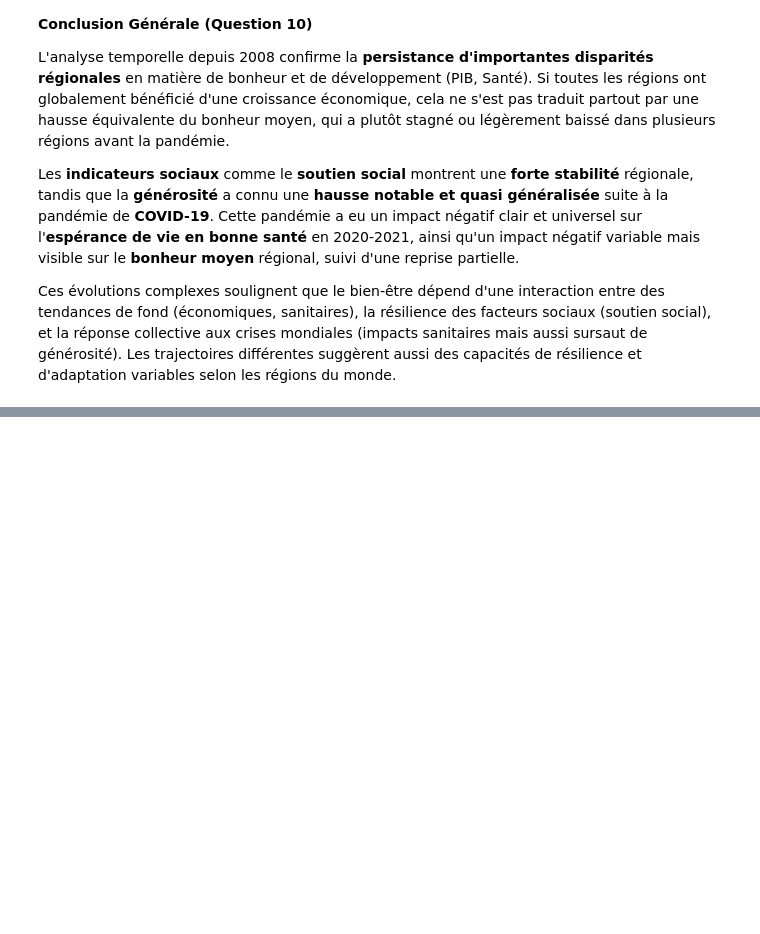
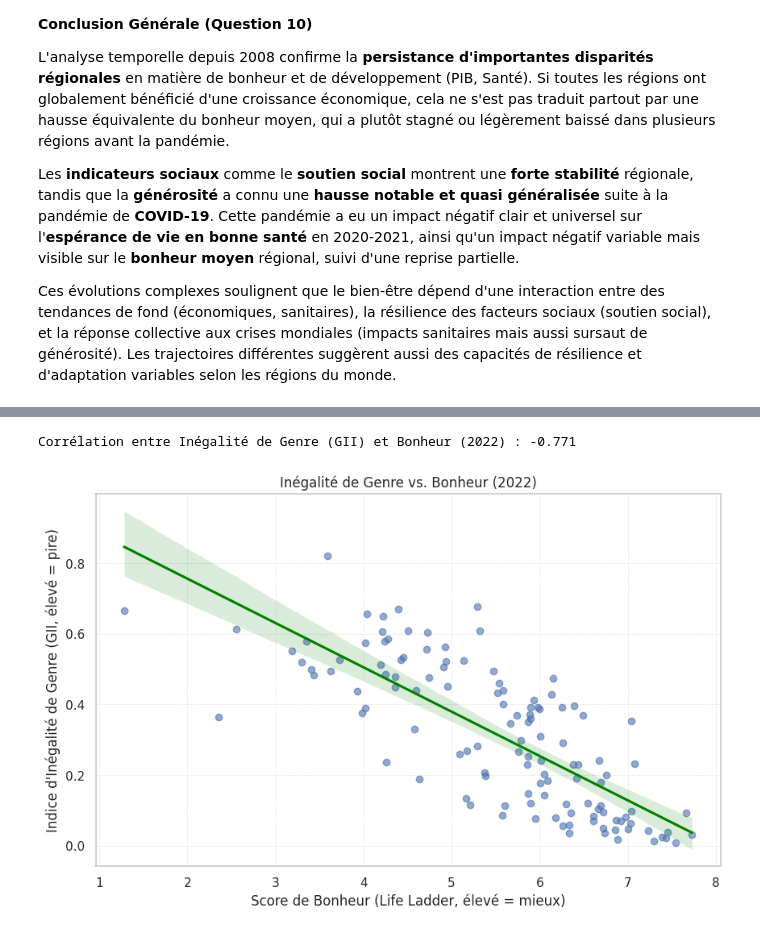
Before and after one commit to Rayane0001/world-happiness-analysis, a Jupyter notebook: analyse_rayane.ipynb, the cells around one changed output, grey strips where cells are left out. Cells and saved outputs as stored; diff of their text form; code cells hidden in the pictures; blank space fills up the shorter version.

```diff
--- a/analyse_rayane.ipynb
+++ b/analyse_rayane.ipynb
@@ -1348,0 +1574,25 @@ Ces évolutions complexes soulignent que le bien-être dépend d'une interaction
+# %%
+# --- Analyse 2 : Inégalité de Genre (GII) vs Bonheur (Life Ladder) ---
+
+if q12_data_ready and df_q12_analysis is not None:
+
+    # Calculer et afficher la corrélation
+    # Rappel : GII élevé = PLUS d'inégalité. On s'attend à une corrélation NÉGATIVE avec le Bonheur.
+    corr_gii_ll = df_q12_analysis[['GII_HDR', 'Life Ladder']].corr().iloc[0, 1]
+    print(f"\nCorrélation entre Inégalité de Genre (GII) et Bonheur ({analysis_year}) : {corr_gii_ll:.3f}")
+
+    # Visualisation
+    plt.figure(figsize=(10, 6))
+    sns.regplot(data=df_q12_analysis, x='Life Ladder', y='GII_HDR',
+                scatter_kws={'alpha': 0.6}, line_kws={'color': 'green'})
+    plt.title(f'Inégalité de Genre vs. Bonheur ({analysis_year})')
+    plt.xlabel('Score de Bonheur (Life Ladder, élevé = mieux)')
+    plt.ylabel('Indice d\'Inégalité de Genre (GII, élevé = pire)')
+    plt.grid(True, linestyle=':', linewidth=0.5)
+    plt.show()
+
+else:
+    print("Données non disponibles pour l'analyse GII vs Bonheur.")
+# %% [output]
+Corrélation entre Inégalité de Genre (GII) et Bonheur (2022) : -0.771
+[figure, added]
```
Also changed, not shown: parts of 14 cells of this notebook.
